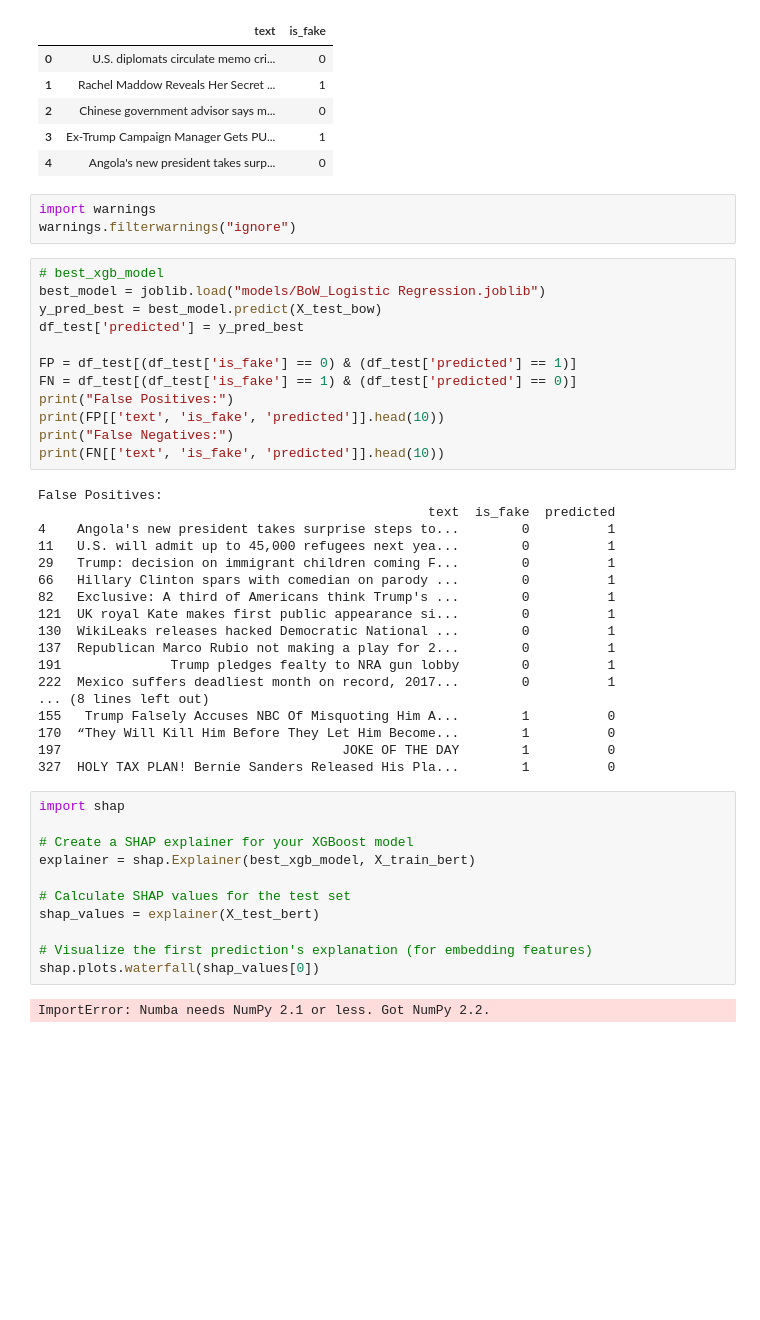
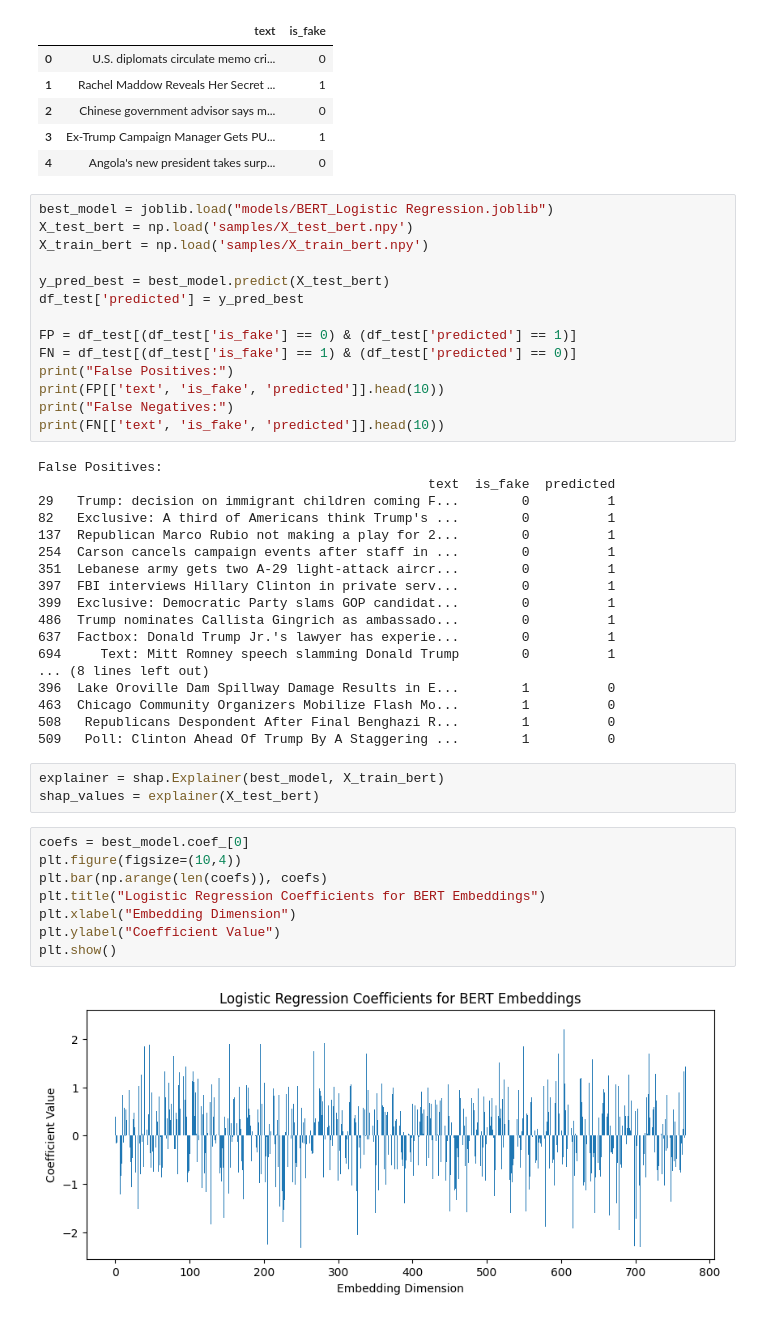
Before and after one commit to ExcellentDarkTea/fake-news-detection, a Jupyter notebook: models.ipynb, the cells around one changed output. Cells and saved outputs as stored; diff of their text form; blank space fills up the shorter version.

```diff
--- a/models.ipynb
+++ b/models.ipynb
@@ -377,13 +420,12 @@ df_test.head()
 | 2 | Chinese government advisor says m... | 0 |
 | 3 | Ex-Trump Campaign Manager Gets PU... | 1 |
 | 4 | Angola's new president takes surp... | 0 |
-# %%
-import warnings
-warnings.filterwarnings("ignore")
 # %%
-# best_xgb_model
-best_model = joblib.load("models/BoW_Logistic Regression.joblib")
-y_pred_best = best_model.predict(X_test_bow)
+best_model = joblib.load("models/BERT_Logistic Regression.joblib")
+X_test_bert = np.load('samples/X_test_bert.npy')
+X_train_bert = np.load('samples/X_train_bert.npy')
+
+y_pred_best = best_model.predict(X_test_bert)
 df_test['predicted'] = y_pred_best
 
 FP = df_test[(df_test['is_fake'] == 0) & (df_test['predicted'] == 1)]
@@ -395,31 +437,31 @@ print(FN[['text', 'is_fake', 'predicted']].head(10))
 # %% [output]
 False Positives:
                                                   text  is_fake  predicted
-4    Angola's new president takes surprise steps to...        0          1
-11   U.S. will admit up to 45,000 refugees next yea...        0          1
 29   Trump: decision on immigrant children coming F...        0          1
-66   Hillary Clinton spars with comedian on parody ...        0          1
 82   Exclusive: A third of Americans think Trump's ...        0          1
-121  UK royal Kate makes first public appearance si...        0          1
-130  WikiLeaks releases hacked Democratic National ...        0          1
 137  Republican Marco Rubio not making a play for 2...        0          1
-191              Trump pledges fealty to NRA gun lobby        0          1
-222  Mexico suffers deadliest month on record, 2017...        0          1
+254  Carson cancels campaign events after staff in ...        0          1
+351  Lebanese army gets two A-29 light-attack aircr...        0          1
+397  FBI interviews Hillary Clinton in private serv...        0          1
+399  Exclusive: Democratic Party slams GOP candidat...        0          1
+486  Trump nominates Callista Gingrich as ambassado...        0          1
+637  Factbox: Donald Trump Jr.'s lawyer has experie...        0          1
+694     Text: Mitt Romney speech slamming Donald Trump        0          1
 ... (8 lines left out)
-155   Trump Falsely Accuses NBC Of Misquoting Him A...        1          0
-170  “They Will Kill Him Before They Let Him Become...        1          0
-197                                    JOKE OF THE DAY        1          0
-327  HOLY TAX PLAN! Bernie Sanders Released His Pla...        1          0
+396  Lake Oroville Dam Spillway Damage Results in E...        1          0
+463  Chicago Community Organizers Mobilize Flash Mo...        1          0
+508   Republicans Despondent After Final Benghazi R...        1          0
+509   Poll: Clinton Ahead Of Trump By A Staggering ...        1          0
 # %%
-import shap
-
-# Create a SHAP explainer for your XGBoost model
-explainer = shap.Explainer(best_xgb_model, X_train_bert)
-
-# Calculate SHAP values for the test set
+explainer = shap.Explainer(best_model, X_train_bert)
 shap_values = explainer(X_test_bert)
-
-# Visualize the first prediction's explanation (for embedding features)
-shap.plots.waterfall(shap_values[0])
-# %% [output]
-ImportError: Numba needs NumPy 2.1 or less. Got NumPy 2.2.
+# %%
+coefs = best_model.coef_[0]
+plt.figure(figsize=(10,4))
+plt.bar(np.arange(len(coefs)), coefs)
+plt.title("Logistic Regression Coefficients for BERT Embeddings")
+plt.xlabel("Embedding Dimension")
+plt.ylabel("Coefficient Value")
+plt.show()
+# %% [output]
+[figure, added]
```
Also changed, not shown: parts of 8 cells of this notebook, 2 other files.
